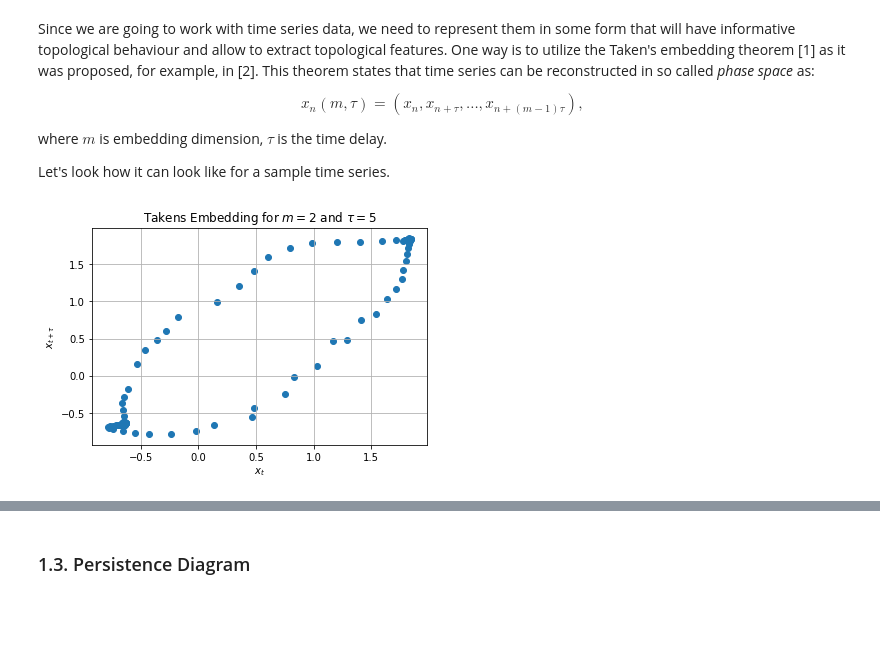
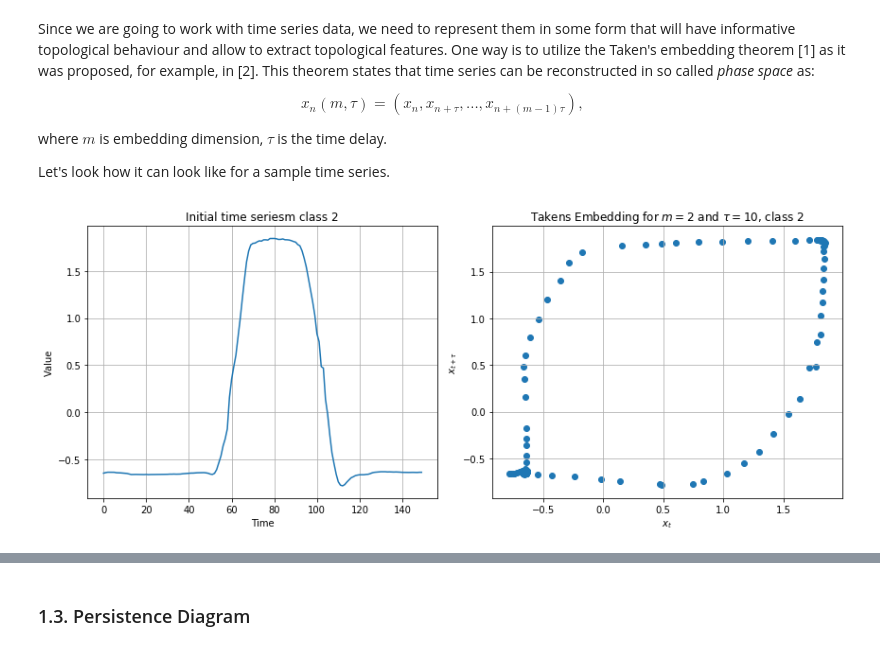
Before and after one commit to SamirMoustafa/Time-Series-Classification, a Jupyter notebook: Pipeline_Final.ipynb, the cells around one changed output, grey strips where cells are left out. Drawn from its saved outputs; the diff is of its cells as text; code cells hidden in the pictures; blank space fills up the shorter version.

```diff
--- a/Pipeline_Final.ipynb
+++ b/Pipeline_Final.ipynb
@@ -85,17 +85,24 @@ $$
 where $m$ is embedding dimension, $\tau$ is the time delay.
 
 Let's look how it can look like for a sample time series.
-# %%
-sample_series = X_train[0]
-sample_embedding = TakensEmbedding(dimension=2,
-                                   time_delay=5,
-                                   parameters_type='fixed').fit_transform(sample_series)
-sample_embedding.shape
-
-plt.scatter(sample_embedding[:,0], sample_embedding[:,1])
-plt.xlabel("$x_t$")
-plt.ylabel("$x_{t+\\tau}$")
-plt.title("Takens Embedding for $m=2$ and $\\tau=5$")
-plt.grid()
-# %% [output]
-[figure, removed]
+# %%
+def plot_embedding(series, time_delay, class_index):
+    fig, (ax1, ax2) = plt.subplots(nrows=1, ncols=2, figsize=(12, 5))
+    ax1.plot(series)
+    ax1.set_xlabel("Time")
+    ax1.set_ylabel("Value")
+    ax1.set_title("Initial time seriesm class " + str(class_index))
+    ax1.grid()
+    sample_embedding = TakensEmbedding(dimension=2,
+                                       time_delay=time_delay,
+                                       parameters_type='fixed').fit_transform(series)
+    ax2.scatter(sample_embedding[:,0], sample_embedding[:,1])
+    ax2.set_xlabel("$x_t$")
+    ax2.set_ylabel("$x_{t+\\tau}$")
+    ax2.set_title("Takens Embedding for $m=2$ and $\\tau=" + str(time_delay) + " $, class " + str(class_index))
+    ax2.grid()
+    plt.tight_layout()
+# %%
+plot_embedding(X_train[0], 10, int(y_train[0]))
+# %% [output]
+[figure, added]
```
Also changed, not shown: parts of 74 cells of this notebook, 5 other files.
